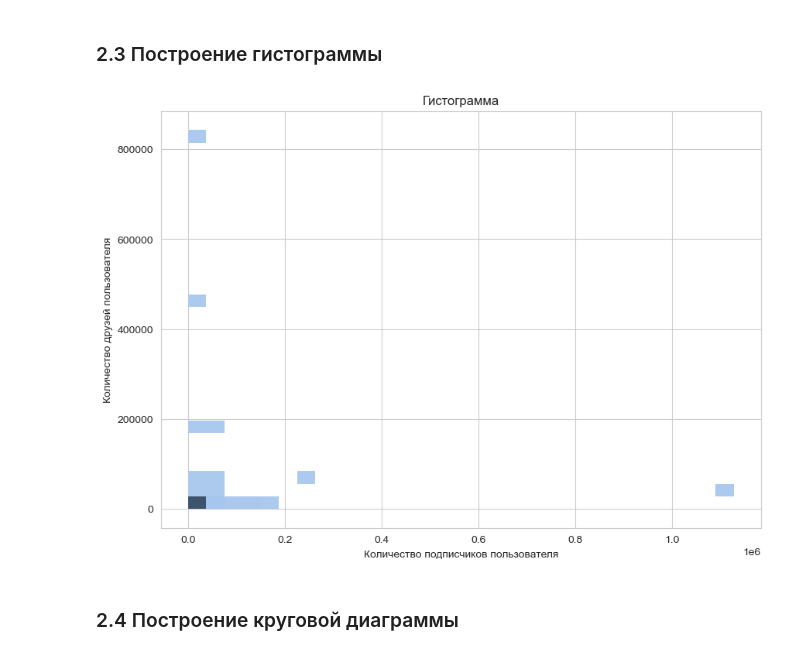
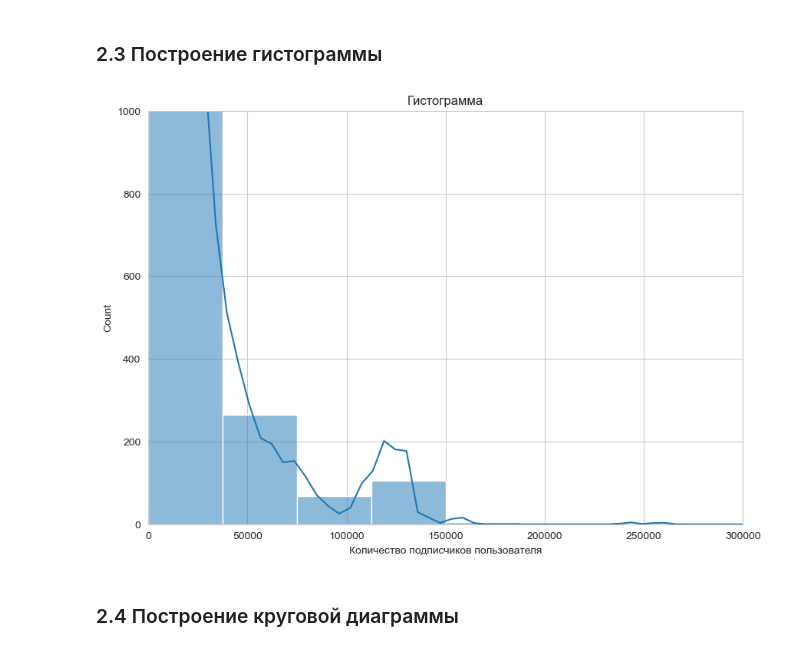
Before and after one commit to vadimpavliukevich/intro_to_ml_lab2, a Jupyter notebook: Павлюкевич_Вадим_Вологина_Елизавета_ЛР2.ipynb, the cells around one changed output. Saved outputs shown, nothing was run; the diff lists cells and outputs as text; code cells hidden in the pictures.

```diff
--- a/Павлюкевич_Вадим_Вологина_Елизавета_ЛР2.ipynb
+++ b/Павлюкевич_Вадим_Вологина_Елизавета_ЛР2.ipynb
@@ -173,15 +165,16 @@ plt.show()
 # %%
 # Строим гистограмму с помощью библиотеки seaborn
 sns.set_style('whitegrid')
 plt.figure(figsize = (10,7))
-sns.histplot(x=df['tfol'], y = df['tfrien'], kde=True, bins=30)
+sns.histplot(x=df['tfol'], kde=True, bins=30)
 plt.title('Гистограмма')
 plt.xlabel('Количество подписчиков пользователя')
-plt.ylabel('Количество друзей пользователя')
+plt.xlim(0, 300000)
+plt.ylim(0, 1000)
 
 plt.show()
 # %% [output]
-[figure, old version]
+[figure, new version]
 # %% [markdown]
 ### 2.4 Построение круговой диаграммы
 # %%
```
Also changed, not shown: parts of 7 cells of this notebook, 1 other file.
